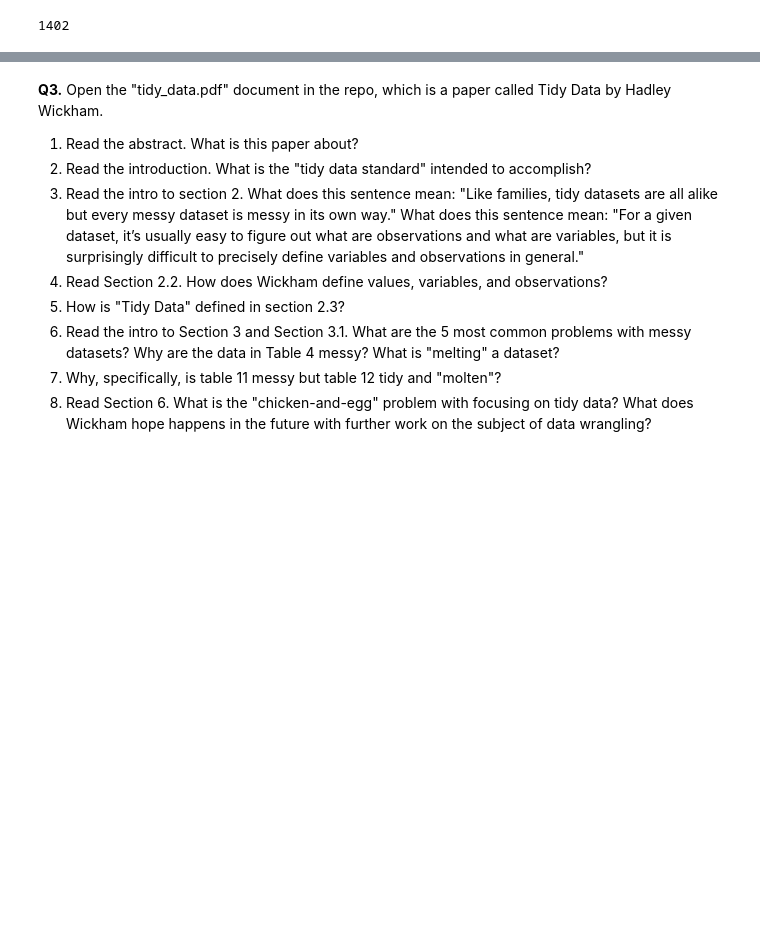
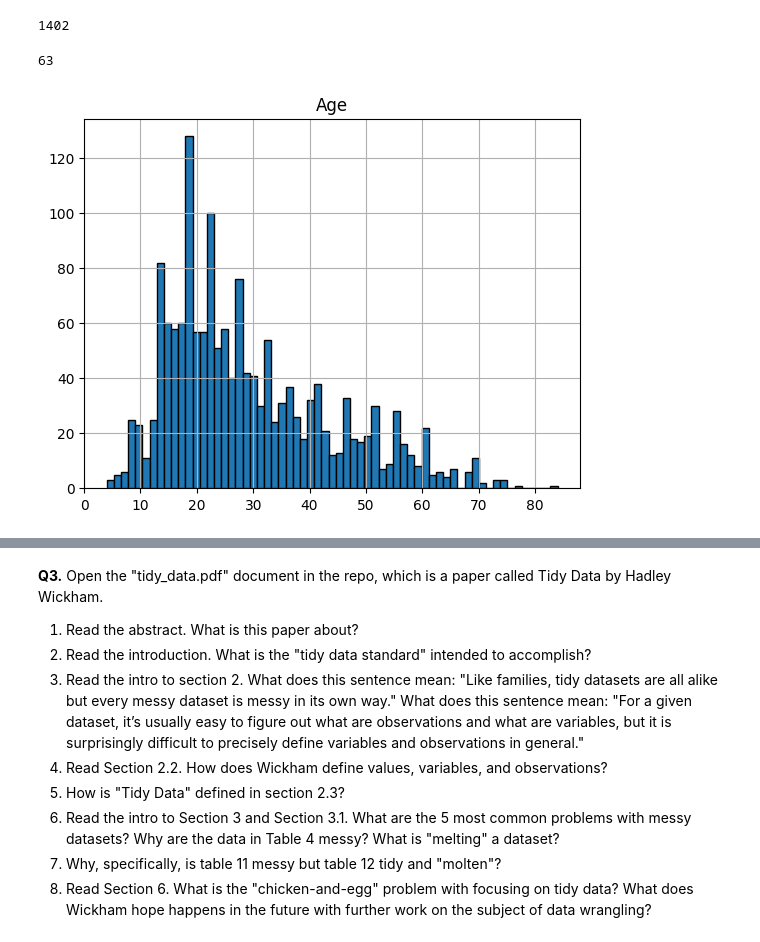
Before and after one commit to kyleegit27/wrangling_KL, a Jupyter notebook: assignment/assignment.ipynb, the cells around one changed output, grey strips where cells are left out. Saved outputs shown, nothing was run; the diff lists cells and outputs as text; code cells hidden in the pictures; blank space fills up the shorter version.

```diff
--- a/assignment/assignment.ipynb
+++ b/assignment/assignment.ipynb
@@ -124,3 +124,36 @@ len(early_sharks) #1402
 #in attacks. This could be for a variety of reasons, likely due to the ease of communication and reporting in recent years.
 # %% [output]
 1402
+# %%
+# 2.4 Clean the Age variable and make a histogram of the ages of the victims.
+
+#cleaning age variable
+sharks['Age'].describe()
+#sharks.head(5)
+#drop n/a value for the histogram in the age column by making a copy of the dataframe
+#make a copy
+sharks_copy = sharks.copy()
+
+#sharks_copy = sharks_copy.dropna(subset= ['Age'])
+#drop string values
+
+#regex = False to replace exact patterns ... too many irregular entries
+#sharks_copy['Age'] = sharks_copy['Age'].replace(['Teens', '28, 23 & 30', '46 & 34', '30 or 36', 'M', '6 1/2', '33 or 37', '21 & ?', '23 & 20', 'mid-30s', '!2', '20/30', '!!', '7 & 31'], np.nan , regex = False)
+#sharks_copy['Age'].describe()
+
+sharks_copy['Age'].value_counts()
+
+
+#histogram of ages of victims
+#ignore n/a values, convert non-numeric values to na
+#determine bin count
+
+n = len(sharks_copy['Age'].dropna())
+bins = int(np.sqrt(n))
+
+sharks_copy['Age'] = pd.to_numeric(sharks_copy['Age'], errors = 'coerce')
+
+sharks_copy.dropna().hist(bins = bins, column = 'Age', edgecolor='black')
+# %% [output]
+63
+[figure, added]
```
Also changed, not shown: parts of 1 cell of this notebook.
